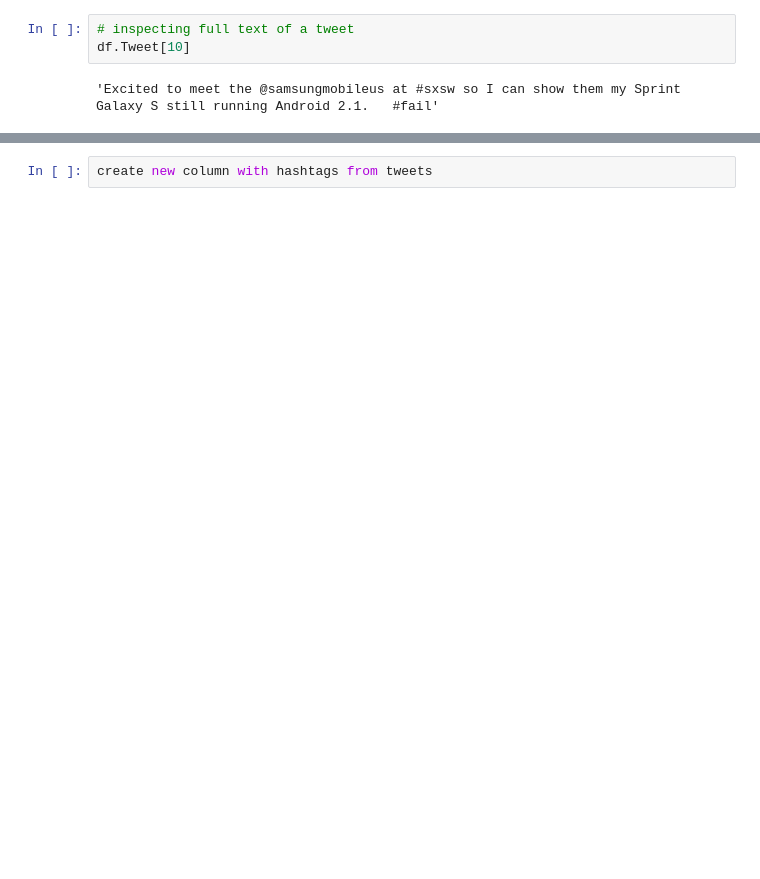
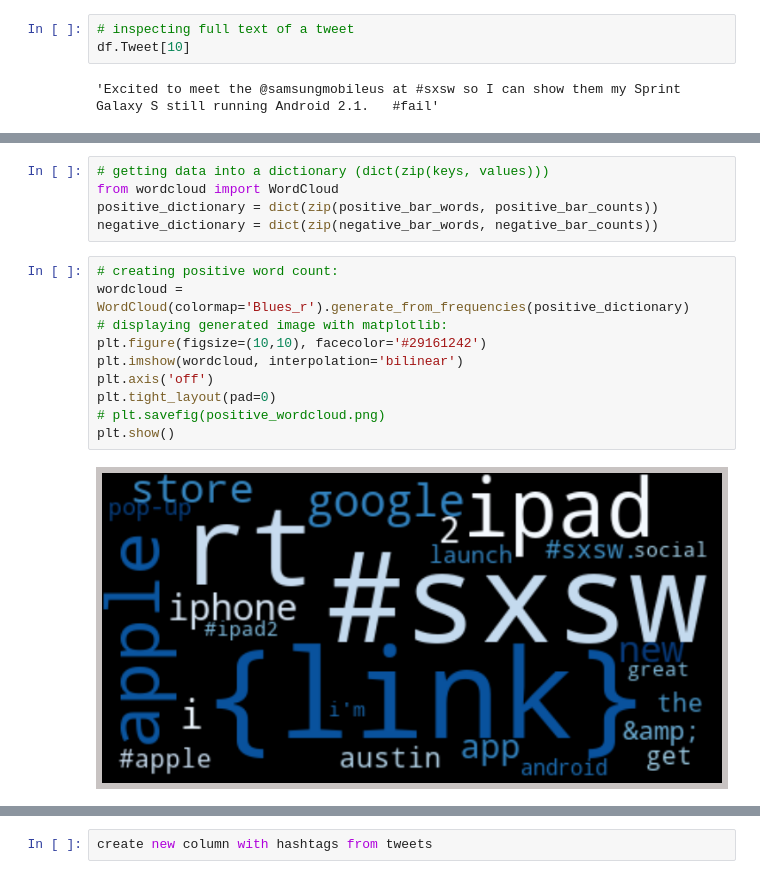
Before and after one commit to brdeleon/twitter_sentiment_analysis_nlp, a Jupyter notebook: Tweet_Sentiment_Analysis.ipynb, the cells around one changed output, grey strips where cells are left out. Saved outputs shown, nothing was run; the diff lists cells and outputs as text; blank space fills up the shorter version.

```diff
--- a/Tweet_Sentiment_Analysis.ipynb
+++ b/Tweet_Sentiment_Analysis.ipynb
@@ -377,0 +683,17 @@ print(processed_data[:2])
+# %%
+# getting data into a dictionary (dict(zip(keys, values)))
+from wordcloud import WordCloud
+positive_dictionary = dict(zip(positive_bar_words, positive_bar_counts))
+negative_dictionary = dict(zip(negative_bar_words, negative_bar_counts))
+# %%
+# creating positive word count:
+wordcloud = WordCloud(colormap='Blues_r').generate_from_frequencies(positive_dictionary)
+# displaying generated image with matplotlib:
+plt.figure(figsize=(10,10), facecolor='#29161242')
+plt.imshow(wordcloud, interpolation='bilinear')
+plt.axis('off')
+plt.tight_layout(pad=0)
+# plt.savefig(positive_wordcloud.png)
+plt.show()
+# %% [output]
+[figure, added]
```
Also changed, not shown: parts of 38 cells of this notebook.
